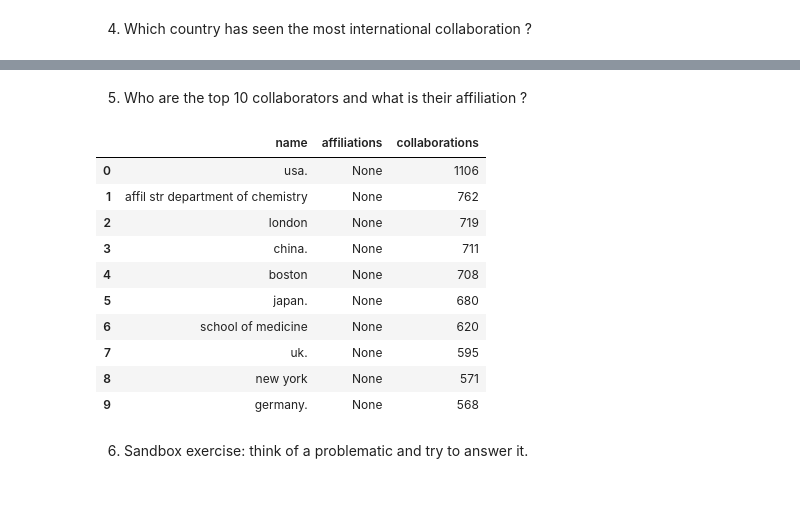
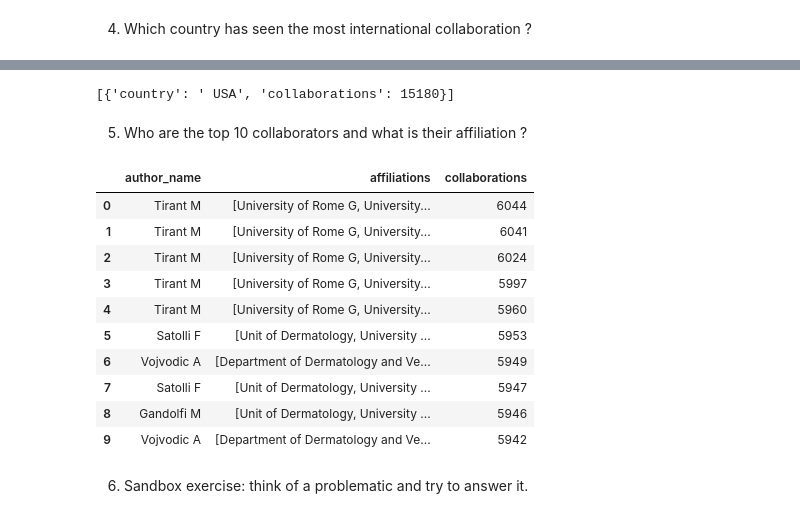
Before and after one commit to valentinb67/ExercicesNoSQL, a Jupyter notebook: EXERCICES/EX-Chap4.ipynb, the cells around one changed output, grey strips where cells are left out. Saved outputs shown, nothing was run; the diff lists cells and outputs as text; code cells hidden in the pictures.

```diff
--- a/EXERCICES/EX-Chap4.ipynb
+++ b/EXERCICES/EX-Chap4.ipynb
@@ -411,27 +413,48 @@ graph.run(query).data()
+# %%
+result = graph.run(
+    "MATCH (a:Author)-[:SAME_TITLE]-(b:Author) "
+    "WHERE size([aff IN a.affiliations WHERE aff =~ '.*, [A-Z]{2,}' ]) > 0 "
+    "AND size([aff IN b.affiliations WHERE aff =~ '.*, [A-Z]{2,}' ]) > 0 "
+    "AND ANY(aff1 IN a.affiliations WHERE ANY(aff2 IN b.affiliations WHERE aff1 <> aff2)) "
+    "WITH last(split(head([aff IN a.affiliations WHERE aff =~ '.*, [A-Z]{2,}' ]), ',')) AS country1, "
+    "     last(split(head([aff IN b.affiliations WHERE aff =~ '.*, [A-Z]{2,}' ]), ',')) AS country2 "
+    "WHERE country1 <> country2 "
+    "RETURN country1 AS country, COUNT(*) AS collaborations "
+    "ORDER BY collaborations DESC "
+    "LIMIT 1"
+)
+
+result.data()
+# %% [output]
+[{'country': ' USA', 'collaborations': 15180}]
 # %% [markdown]
 5) Who are the top 10 collaborators and what is their affiliation ?
 # %%
-query = """
-MATCH (a:Author)-[:COLLABORATED_WITH]-()
-WITH a, count(*) AS collaborations
-ORDER BY collaborations DESC
-LIMIT 10
-RETURN a.name AS name, a.affiliations AS affiliations, collaborations
-"""
+import pandas as pd
 
-graph.run(query).to_data_frame()
+result = graph.run(
+    "MATCH (a:Author)-[r:SAME_TITLE]-(b:Author) "
+    "WITH a, COUNT(r) AS collaborations "
+    "ORDER BY collaborations DESC "
+    "LIMIT 10 "
+    "RETURN a.name AS author_name, a.affiliations AS affiliations, collaborations"
+)
+
+data = result.data()
+df = pd.DataFrame(data)
+df
 # %% [output]
-|  | name | affiliations | collaborations |
-| 0 | usa. | None | 1106 |
-| 1 | affil str department of chemistry | None | 762 |
-| 2 | london | None | 719 |
-| 3 | china. | None | 711 |
-| 4 | boston | None | 708 |
-| 5 | japan. | None | 680 |
-| 6 | school of medicine | None | 620 |
-| 7 | uk. | None | 595 |
-| 8 | new york | None | 571 |
-| 9 | germany. | None | 568 |
+|  | author_name | affiliations | collaborations |
+| 0 | Tirant M | [University of Rome G, University... | 6044 |
+| 1 | Tirant M | [University of Rome G, University... | 6041 |
+| 2 | Tirant M | [University of Rome G, University... | 6024 |
+| 3 | Tirant M | [University of Rome G, University... | 5997 |
+| 4 | Tirant M | [University of Rome G, University... | 5960 |
+| 5 | Satolli F | [Unit of Dermatology, University ... | 5953 |
+| 6 | Vojvodic A | [Department of Dermatology and Ve... | 5949 |
+| 7 | Satolli F | [Unit of Dermatology, University ... | 5947 |
+| 8 | Gandolfi M | [Unit of Dermatology, University ... | 5946 |
+| 9 | Vojvodic A | [Department of Dermatology and Ve... | 5942 |
 # %% [markdown]
 
 6) Sandbox exercise: think of a problematic and try to answer it.
```
Also changed, not shown: parts of 37 cells of this notebook, 1 other file.
